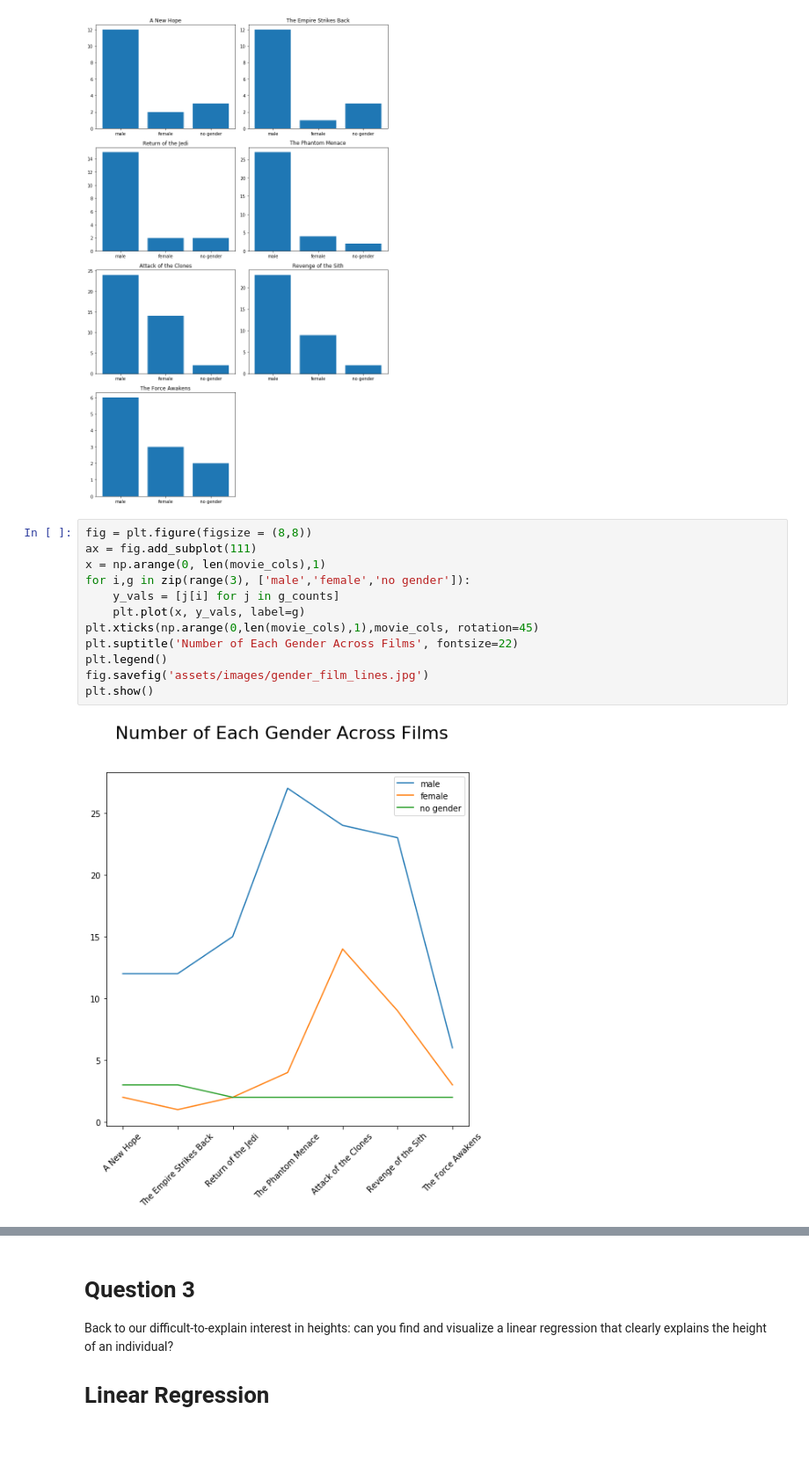
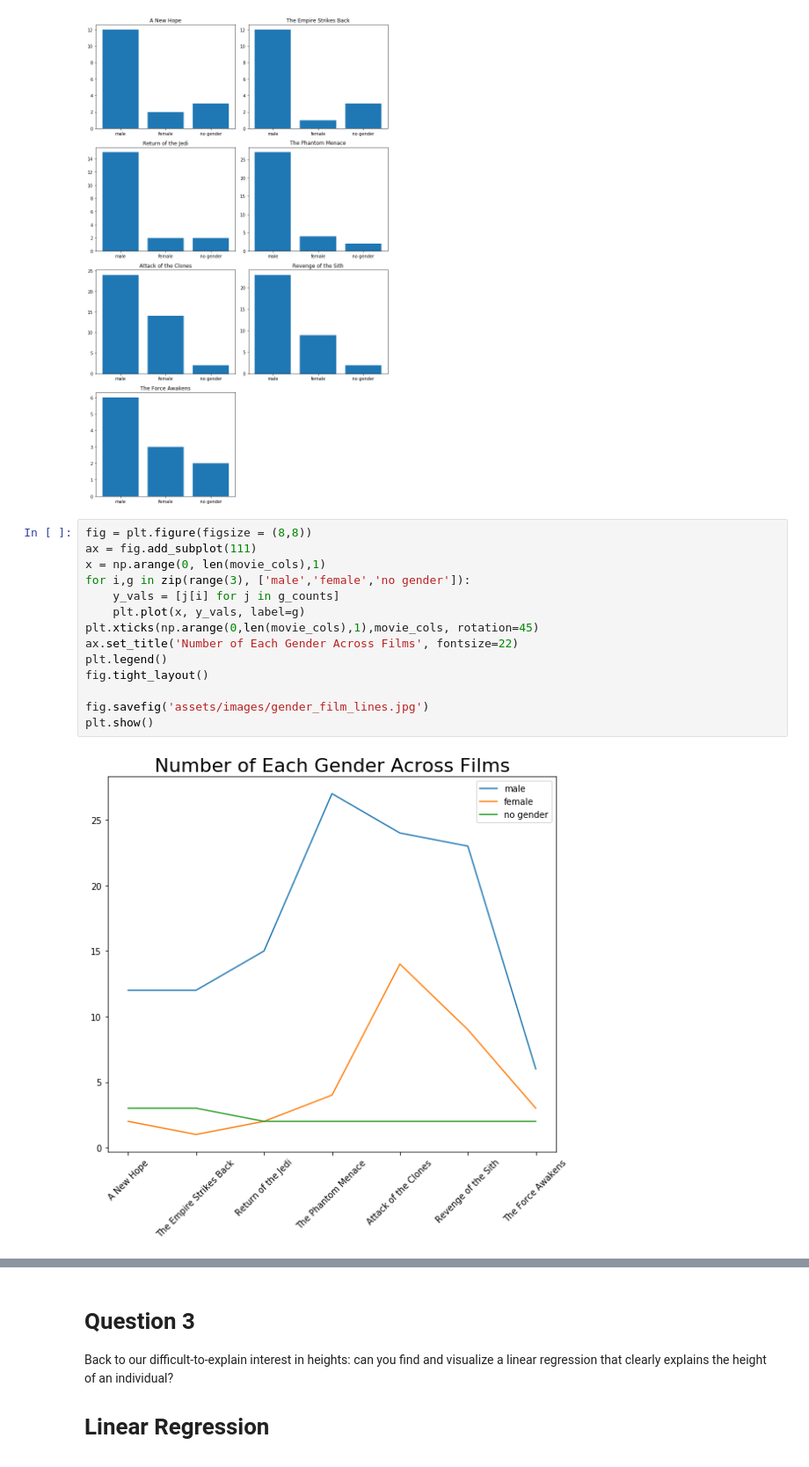
Before and after one commit to timothy-salazar/swapi, a Jupyter notebook: Minimum Viable Product.ipynb, the cells around one changed output, grey strips where cells are left out. Shown at 88% size. Saved outputs shown, nothing was run; the diff lists cells and outputs as text.

Commit message:
tight layout on graphs

```diff
--- a/Minimum Viable Product.ipynb
+++ b/Minimum Viable Product.ipynb
@@ -286,17 +286,19 @@ fig.savefig('assets/images/movie_vs_gender.jpg')
 # %%
 fig = plt.figure(figsize = (8,8))
 ax = fig.add_subplot(111)
 x = np.arange(0, len(movie_cols),1)
 for i,g in zip(range(3), ['male','female','no gender']):
     y_vals = [j[i] for j in g_counts]
     plt.plot(x, y_vals, label=g)
 plt.xticks(np.arange(0,len(movie_cols),1),movie_cols, rotation=45)
-plt.suptitle('Number of Each Gender Across Films', fontsize=22)
+ax.set_title('Number of Each Gender Across Films', fontsize=22)
 plt.legend()
+fig.tight_layout()
+
 fig.savefig('assets/images/gender_film_lines.jpg')
 plt.show()
 # %% [output]
-[figure, old version]
+[figure, new version]
 # %%
 fig = plt.figure(figsize = (8,8))
 ax = fig.add_subplot(111)
```
Also changed, not shown: parts of 4 cells of this notebook, 2 other files.
